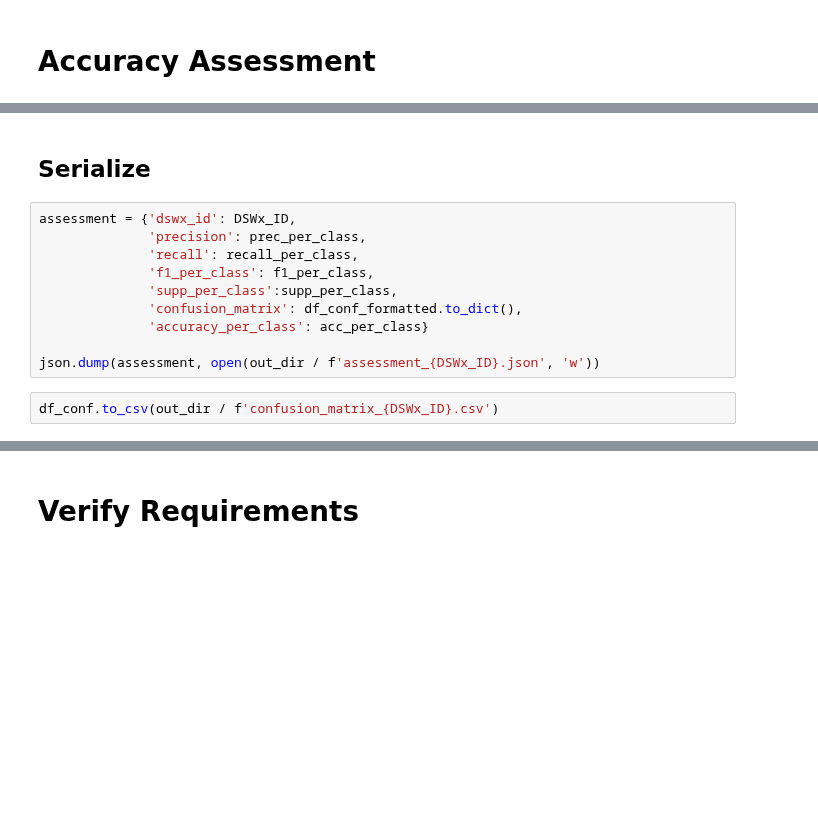
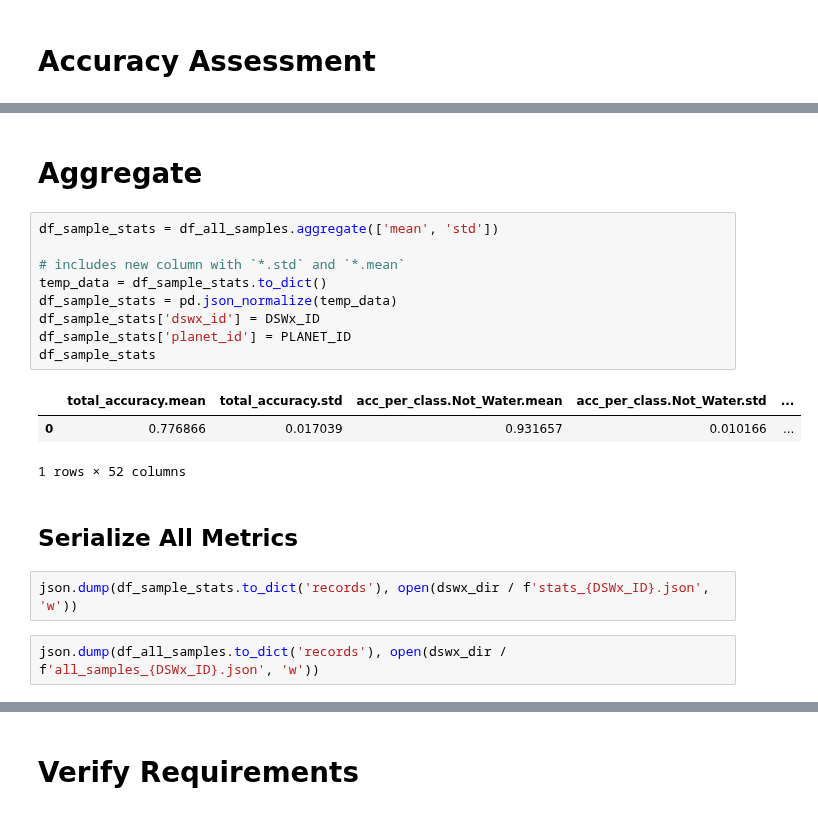
Before and after one commit to OPERA-Cal-Val/DSWx-HLS-Requirement-Verification, a Jupyter notebook: 0-Verify_Requirements.ipynb, the cells around one changed output, grey strips where cells are left out. Cells and saved outputs as stored; diff of their text form; blank space fills up the shorter version.

```diff
--- a/0-Verify_Requirements.ipynb
+++ b/0-Verify_Requirements.ipynb
@@ -604,14 +700,21 @@ acc_per_class
+# %% [markdown]
+# Aggregate
+# %%
+df_sample_stats = df_all_samples.aggregate(['mean', 'std'])
+
+# includes new column with `*.std` and `*.mean`
+temp_data = df_sample_stats.to_dict()
+df_sample_stats = pd.json_normalize(temp_data)
+df_sample_stats['dswx_id'] = DSWx_ID
+df_sample_stats['planet_id'] = PLANET_ID
+df_sample_stats
+# %% [output]
+|  | total_accuracy.mean | total_accuracy.std | acc_per_class.Not_Water.mean | acc_per_class.Not_Water.std | ... |
+| 0 | 0.776866 | 0.017039 | 0.931657 | 0.010166 | ... |
+1 rows × 52 columns
 # %% [markdown]
-## Serialize
+## Serialize All Metrics
-# %%
-assessment = {'dswx_id': DSWx_ID,
-              'precision': prec_per_class,
-              'recall': recall_per_class,
-              'f1_per_class': f1_per_class,
-              'supp_per_class':supp_per_class,
-              'confusion_matrix': df_conf_formatted.to_dict(),
-              'accuracy_per_class': acc_per_class}
-
-json.dump(assessment, open(out_dir / f'assessment_{DSWx_ID}.json', 'w'))
-# %%
-df_conf.to_csv(out_dir / f'confusion_matrix_{DSWx_ID}.csv')
+# %%
+json.dump(df_sample_stats.to_dict('records'), open(dswx_dir / f'stats_{DSWx_ID}.json', 'w'))
+# %%
+json.dump(df_all_samples.to_dict('records'), open(dswx_dir / f'all_samples_{DSWx_ID}.json', 'w'))
```
Also changed, not shown: parts of 60 cells of this notebook, 2 other files.
